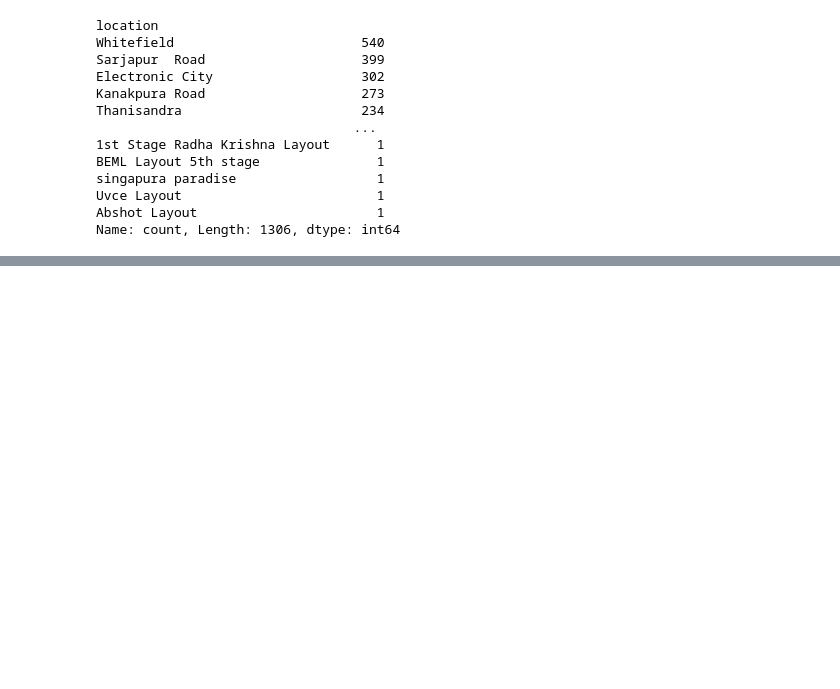
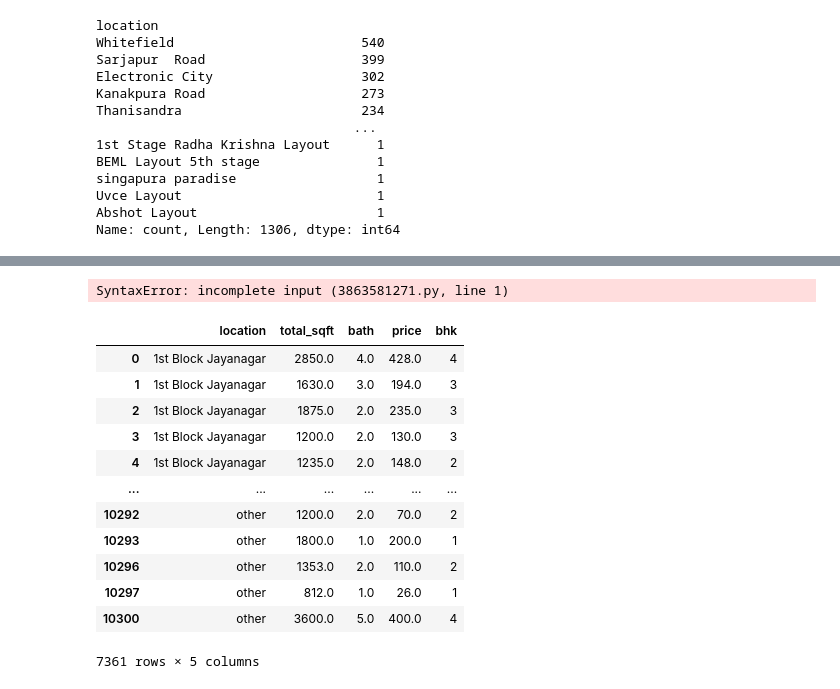
Before and after one commit to KrishnaSA05/ML-Project-House-Price-Prediction, a Jupyter notebook: house_price_predictor.ipynb, the cells around one changed output, grey strips where cells are left out. Saved outputs shown, nothing was run; the diff lists cells and outputs as text; code cells hidden in the pictures; blank space fills up the shorter version.

Commit message:
[+]updated house_price_predictor and created Cleaned_data for further analysis

```diff
--- a/house_price_predictor.ipynb
+++ b/house_price_predictor.ipynb
@@ -258,0 +355,13 @@ location_count=data['location'].value_counts()
+# %%
+# Function use to remove outliers based on price per sqft for each location
+# It removes entries that are outside one standard deviation from the mean price per sqft for each location.
+def remove_outliers_sqft(df):
+    df_out=pd.DataFrame()
+    for key,subdf in df.groupby('location'):
+        m=np.mean(subdf.price_per_sqft)
+        st=np.std(subdf.price_per_sqft)
+        reduced_df=subdf[(subdf.price_per_sqft>(m-st)) & (subdf.price_per_sqft<=(m+st))] # Generate a reduced dataframe by filtering out the outliers
+        df_out=pd.concat([df_out,reduced_df],ignore_index=True)
+    return df_out
+data=remove_outliers_sqft(data)
+data.describe()
@@ -258,0 +378,64 @@ location_count=data['location'].value_counts()
+# %%
+'''
+def bhk_outlier_removal(df):
+    exclude_indices=np.array([])
+    for location, location_df in df.group('location'):
+        bhk_stats={}
+        for bhk,bhk_df in location_df.groupby('bhk'):
+            bhk_stats[bhk]={
+                'mean': np.mean(bhk_df.price_per_sqft),
+                'std': np.std(bhk_df.price_per_sqft),
+                'count': bhk_df.shape[0]
+            }
+        for bhk,bhk_df in location_df.groupby('bhk'):
+            stats=bhk_stats.get(bhk-1)
+            if stats and stats['counts']>5:
+                exclude_indices = np.append(exclude_indices, bhk_df[bhk_df.price_per_sqft<(stats['mean'])].index.values)
+    return df.drop(exclude_indices,axis='index')
+'''
+# %% [output]
+SyntaxError: incomplete input (3863581271.py, line 1)
+# %%
+def bhk_outlier_removal(df: pd.DataFrame) -> pd.DataFrame:
+    exclude_indices = []  # keep as Python list to preserve int dtype
+
+    for location, location_df in df.groupby('location'):
+        # Pre-compute stats per (location, bhk)
+        bhk_stats = {}
+        for bhk, bhk_df in location_df.groupby('bhk'):
+            s = bhk_df['price_per_sqft']
+            bhk_stats[bhk] = {
+                'mean': float(s.mean()),
+                'std': float(s.std(ddof=0)),   # np.std default ddof=0; match if you want
+                'count': int(len(bhk_df))
+            }
+
+        # Compare each BHK to (BHK-1) stats
+        for bhk, bhk_df in location_df.groupby('bhk'):
+            stats = bhk_stats.get(bhk - 1)
+            if stats and stats['count'] > 5:
+                to_exclude = bhk_df[bhk_df['price_per_sqft'] < stats['mean']].index
+                exclude_indices.extend(to_exclude)
+
+    # Drop unique indices safely
+    return df.drop(index=list(set(exclude_indices)))
+# %%
+data=bhk_outlier_removal(data)
+# %%
+data.drop(columns=['size','price_per_sqft'],inplace=True)
+# %%
+data
+# %% [output]
+|  | location | total_sqft | bath | price | bhk |
+| 0 | 1st Block Jayanagar | 2850.0 | 4.0 | 428.0 | 4 |
+| 1 | 1st Block Jayanagar | 1630.0 | 3.0 | 194.0 | 3 |
+| 2 | 1st Block Jayanagar | 1875.0 | 2.0 | 235.0 | 3 |
+| 3 | 1st Block Jayanagar | 1200.0 | 2.0 | 130.0 | 3 |
+| 4 | 1st Block Jayanagar | 1235.0 | 2.0 | 148.0 | 2 |
+| ... | ... | ... | ... | ... | ... |
+| 10292 | other | 1200.0 | 2.0 | 70.0 | 2 |
+| 10293 | other | 1800.0 | 1.0 | 200.0 | 1 |
+| 10296 | other | 1353.0 | 2.0 | 110.0 | 2 |
+| 10297 | other | 812.0 | 1.0 | 26.0 | 1 |
+| 10300 | other | 3600.0 | 5.0 | 400.0 | 4 |
+7361 rows × 5 columns
```
Also changed, not shown: parts of 15 cells of this notebook, 1 other file.
